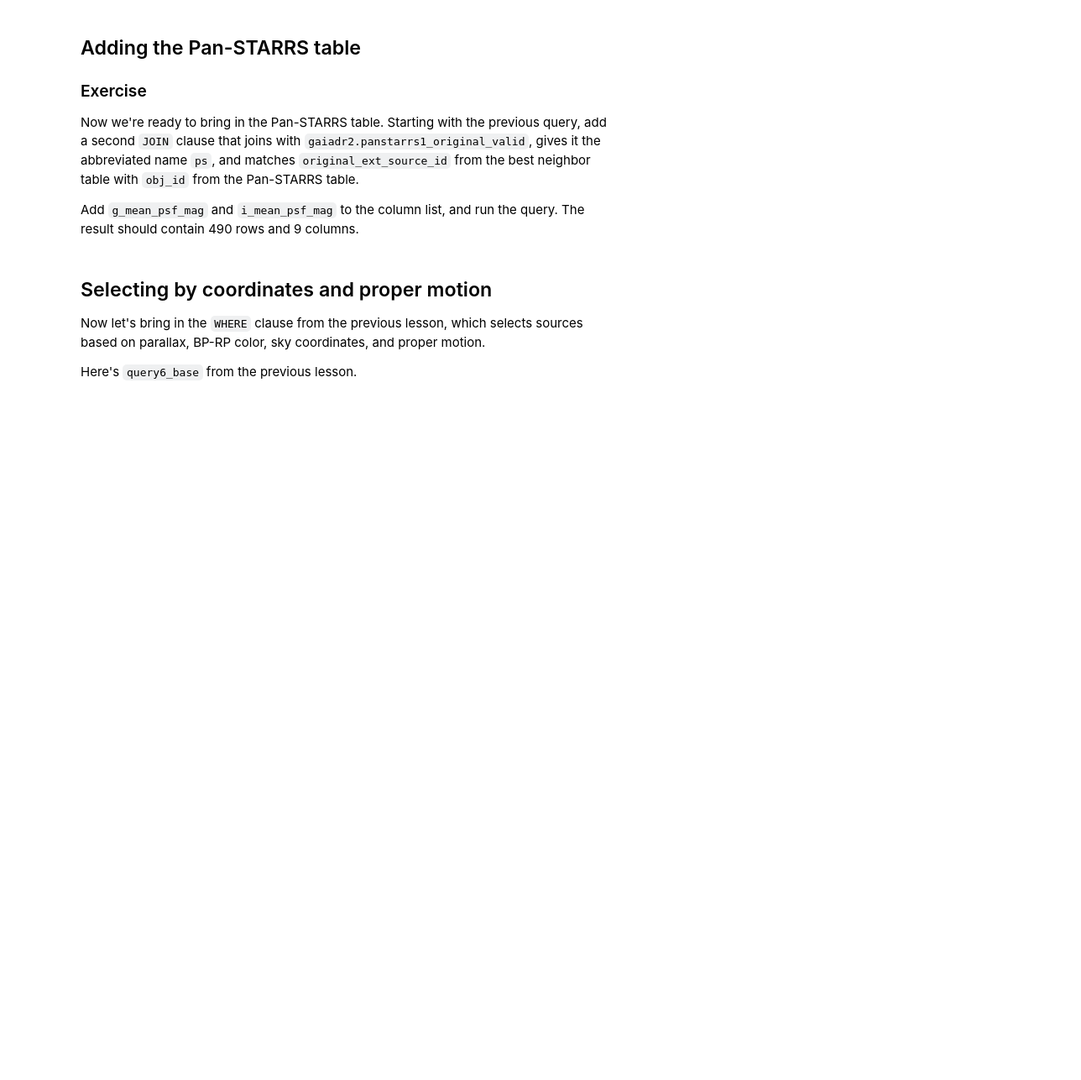
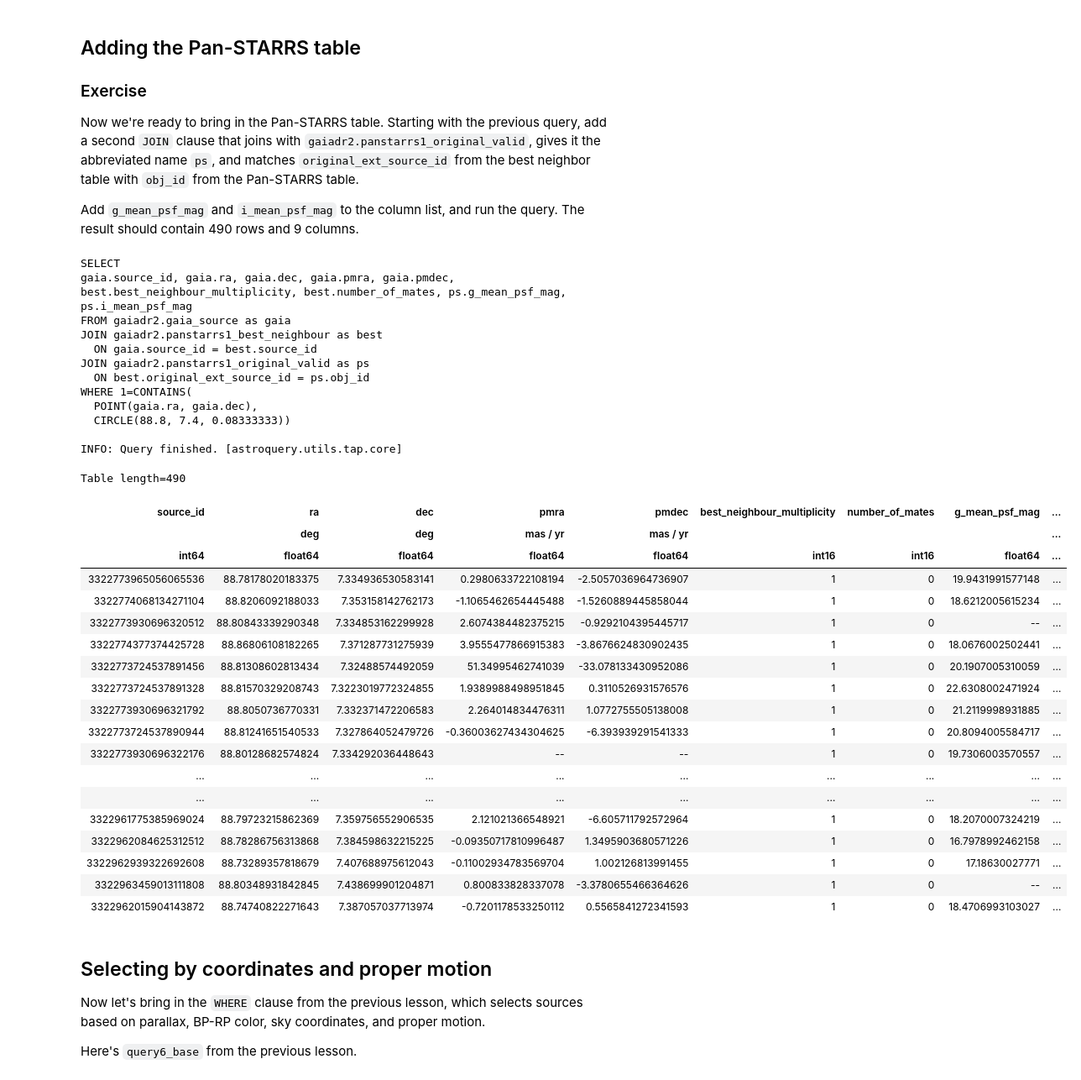
Before and after one commit to AllenDowney/AstronomicalData, a Jupyter notebook: _sources/05_join.ipynb, the cells around one changed output. Shown at 84% size. Saved outputs shown, nothing was run; the diff lists cells and outputs as text; code cells hidden in the pictures; blank space fills up the shorter version.

```diff
--- a/_sources/05_join.ipynb
+++ b/_sources/05_join.ipynb
@@ -287,3 +467,69 @@ The result should contain 490 rows and 9 columns.
+# %%
+# Solution
+
+query_base = """SELECT
+{columns}
+FROM gaiadr2.gaia_source as gaia
+JOIN gaiadr2.panstarrs1_best_neighbour as best
+  ON gaia.source_id = best.source_id
+JOIN gaiadr2.panstarrs1_original_valid as ps
+  ON best.original_ext_source_id = ps.obj_id
+WHERE 1=CONTAINS(
+  POINT(gaia.ra, gaia.dec),
+  CIRCLE(88.8, 7.4, 0.08333333))
+"""
+
+column_list = ['gaia.source_id',
+               'gaia.ra',
+               'gaia.dec',
+               'gaia.pmra',
+               'gaia.pmdec',
+               'best.best_neighbour_multiplicity',
+               'best.number_of_mates',
+               'ps.g_mean_psf_mag',
+               'ps.i_mean_psf_mag']
+
+columns = ', '.join(column_list)
+
+query = query_base.format(columns=columns)
+print(query)
+
+job = Gaia.launch_job_async(query=query)
+results = job.get_results()
+results
+# %% [output]
+SELECT
+gaia.source_id, gaia.ra, gaia.dec, gaia.pmra, gaia.pmdec, best.best_neighbour_multiplicity, best.number_of_mates, ps.g_mean_psf_mag, ps.i_mean_psf_mag
+FROM gaiadr2.gaia_source as gaia
+JOIN gaiadr2.panstarrs1_best_neighbour as best
+  ON gaia.source_id = best.source_id
+JOIN gaiadr2.panstarrs1_original_valid as ps
+  ON best.original_ext_source_id = ps.obj_id
+WHERE 1=CONTAINS(
+  POINT(gaia.ra, gaia.dec),
+  CIRCLE(88.8, 7.4, 0.08333333))
+
+INFO: Query finished. [astroquery.utils.tap.core]
+Table length=490
+| source_id | ra | dec | pmra | pmdec | best_neighbour_multiplicity | number_of_mates | g_mean_psf_mag | ... |
+|  | deg | deg | mas / yr | mas / yr |  |  |  | ... |
+| int64 | float64 | float64 | float64 | float64 | int16 | int16 | float64 | ... |
+| 3322773965056065536 | 88.78178020183375 | 7.334936530583141 | 0.2980633722108194 | -2.5057036964736907 | 1 | 0 | 19.9431991577148 | ... |
+| 3322774068134271104 | 88.8206092188033 | 7.353158142762173 | -1.1065462654445488 | -1.5260889445858044 | 1 | 0 | 18.6212005615234 | ... |
+| 3322773930696320512 | 88.80843339290348 | 7.334853162299928 | 2.6074384482375215 | -0.9292104395445717 | 1 | 0 | -- | ... |
+| 3322774377374425728 | 88.86806108182265 | 7.371287731275939 | 3.9555477866915383 | -3.8676624830902435 | 1 | 0 | 18.0676002502441 | ... |
+| 3322773724537891456 | 88.81308602813434 | 7.32488574492059 | 51.34995462741039 | -33.078133430952086 | 1 | 0 | 20.1907005310059 | ... |
+| 3322773724537891328 | 88.81570329208743 | 7.3223019772324855 | 1.9389988498951845 | 0.3110526931576576 | 1 | 0 | 22.6308002471924 | ... |
+| 3322773930696321792 | 88.8050736770331 | 7.332371472206583 | 2.264014834476311 | 1.0772755505138008 | 1 | 0 | 21.2119998931885 | ... |
+| 3322773724537890944 | 88.81241651540533 | 7.327864052479726 | -0.36003627434304625 | -6.393939291541333 | 1 | 0 | 20.8094005584717 | ... |
+| 3322773930696322176 | 88.80128682574824 | 7.334292036448643 | -- | -- | 1 | 0 | 19.7306003570557 | ... |
+| ... | ... | ... | ... | ... | ... | ... | ... | ... |
+| ... | ... | ... | ... | ... | ... | ... | ... | ... |
+| 3322961775385969024 | 88.79723215862369 | 7.359756552906535 | 2.121021366548921 | -6.605711792572964 | 1 | 0 | 18.2070007324219 | ... |
+| 3322962084625312512 | 88.78286756313868 | 7.384598632215225 | -0.09350717810996487 | 1.3495903680571226 | 1 | 0 | 16.7978992462158 | ... |
+| 3322962939322692608 | 88.73289357818679 | 7.407688975612043 | -0.11002934783569704 | 1.002126813991455 | 1 | 0 | 17.18630027771 | ... |
+| 3322963459013111808 | 88.80348931842845 | 7.438699901204871 | 0.800833828337078 | -3.3780655466364626 | 1 | 0 | -- | ... |
+| 3322962015904143872 | 88.74740822271643 | 7.387057037713974 | -0.7201178533250112 | 0.5565841272341593 | 1 | 0 | 18.4706993103027 | ... |
 # %% [markdown]
 ## Selecting by coordinates and proper motion
 
```
Also changed, not shown: parts of 35 cells of this notebook, 31 other files.
